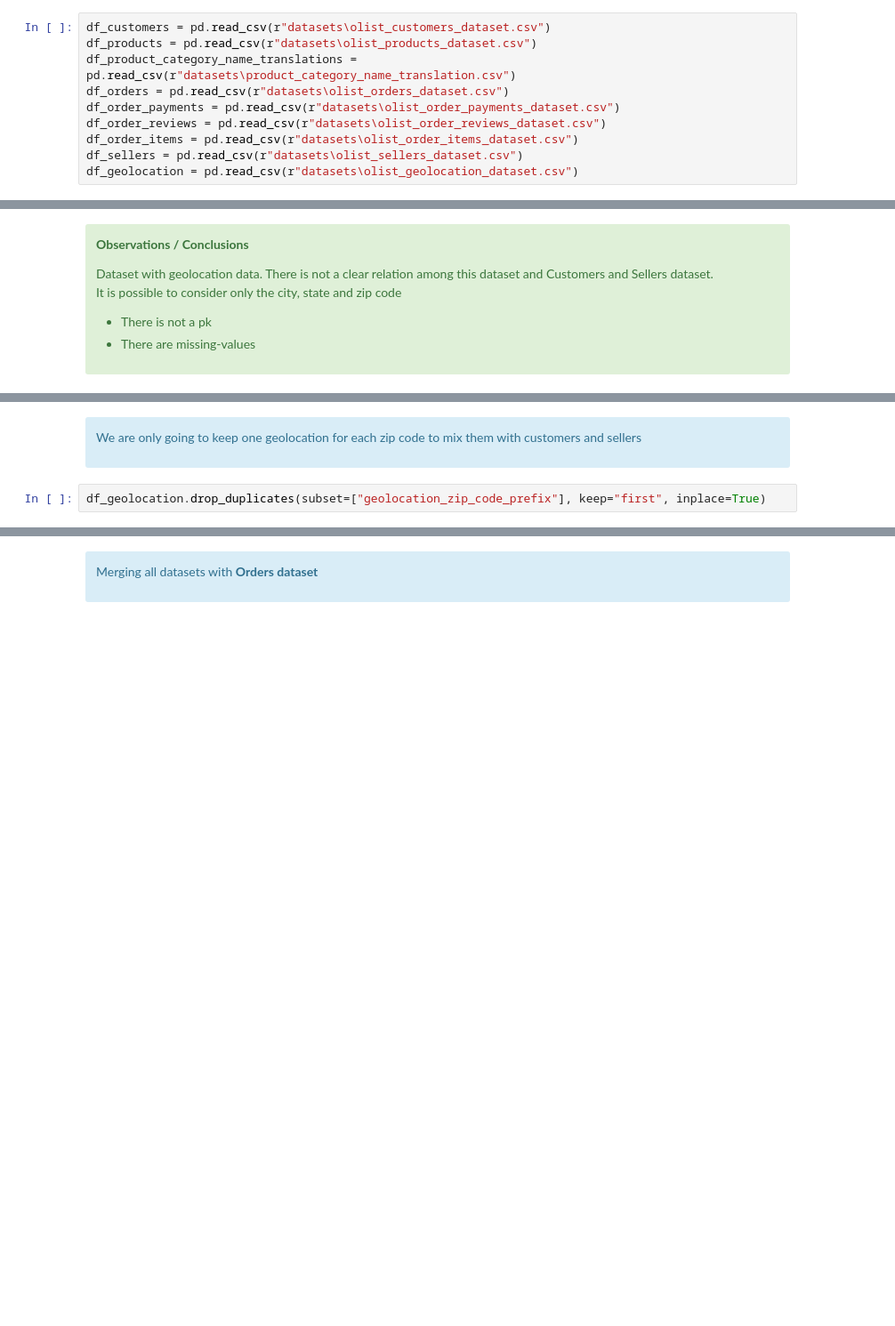
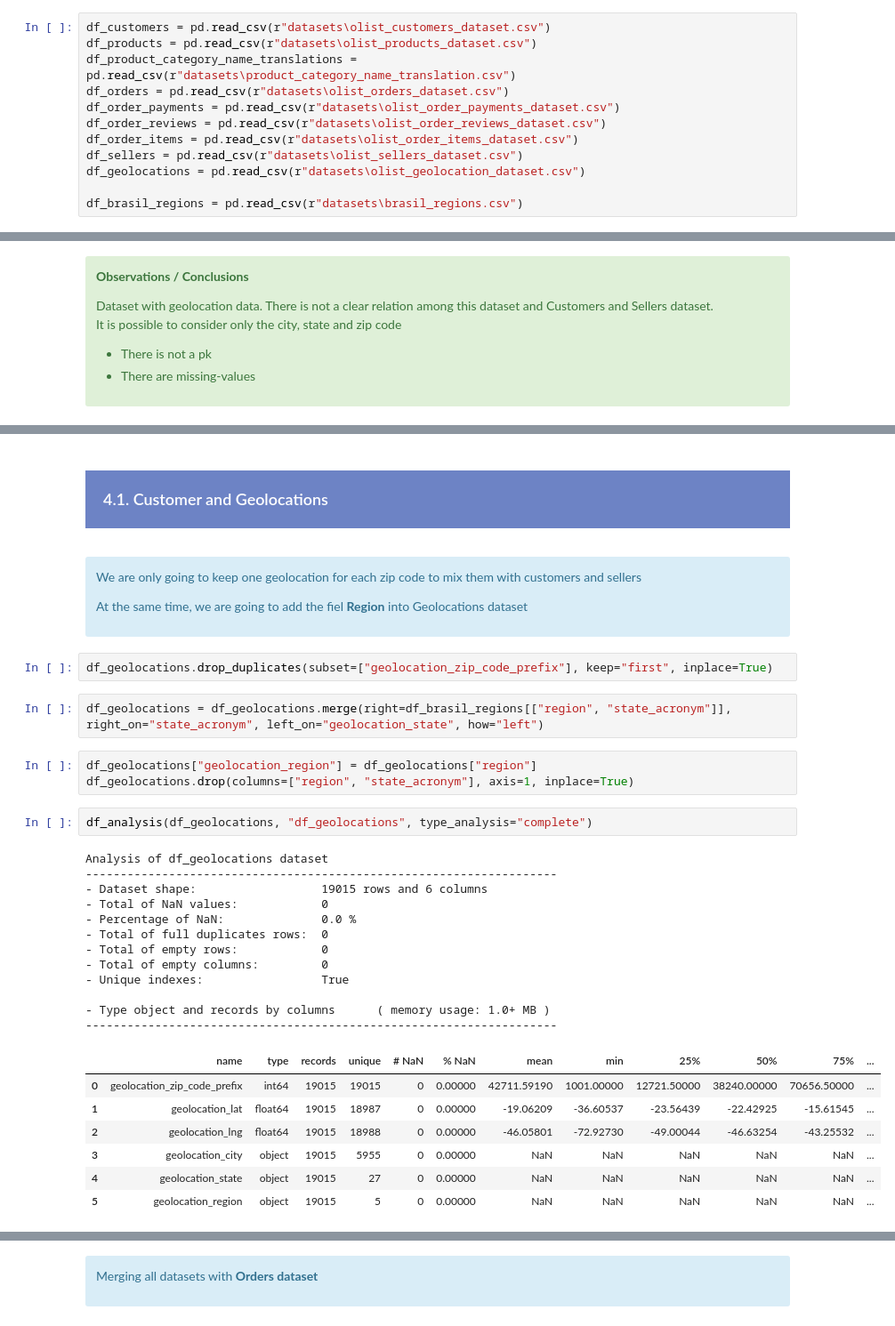
Before and after one commit to samirhinojosa/OC-P5-segment-customers-of-website, a Jupyter notebook: analysis_notebook.ipynb, the cells around one changed output, grey strips where cells are left out. Shown at 89% size. Saved outputs shown, nothing was run; the diff lists cells and outputs as text; blank space fills up the shorter version.

Commit message:
Customer regions

```diff
--- a/analysis_notebook.ipynb
+++ b/analysis_notebook.ipynb
@@ -219,7 +219,9 @@ df_order_payments = pd.read_csv(r"datasets\olist_order_payments_dataset.csv")
 df_order_reviews = pd.read_csv(r"datasets\olist_order_reviews_dataset.csv")
 df_order_items = pd.read_csv(r"datasets\olist_order_items_dataset.csv")
 df_sellers = pd.read_csv(r"datasets\olist_sellers_dataset.csv")
-df_geolocation = pd.read_csv(r"datasets\olist_geolocation_dataset.csv")
+df_geolocations = pd.read_csv(r"datasets\olist_geolocation_dataset.csv")
+
+df_brasil_regions = pd.read_csv(r"datasets\brasil_regions.csv")
 # %% [markdown]
 <div class="alert alert-block alert-info">
     <p>The following description of each dataset, is organized in order of importance</p>
@@ -1118,7 +1002,39 @@ plt.show()
 </div>
+# %% [markdown]
+<div style="background-color: #6D83C5;" >
+    <h3 style="margin: auto; padding: 20px; color:#fff; ">4.1. Customer and Geolocations</h3>
+</div>
 # %% [markdown]
 <div class="alert alert-block alert-info">
     <p>We are only going to keep one geolocation for each zip code to mix them with customers and sellers</p>
+    <p>At the same time, we are going to add the fiel <b>Region</b> into Geolocations dataset</p>
 </div>
 # %%
-df_geolocation.drop_duplicates(subset=["geolocation_zip_code_prefix"], keep="first", inplace=True)
+df_geolocations.drop_duplicates(subset=["geolocation_zip_code_prefix"], keep="first", inplace=True)
+# %%
+df_geolocations = df_geolocations.merge(right=df_brasil_regions[["region", "state_acronym"]], right_on="state_acronym", left_on="geolocation_state", how="left")
+# %%
+df_geolocations["geolocation_region"] = df_geolocations["region"]
+df_geolocations.drop(columns=["region", "state_acronym"], axis=1, inplace=True)
+# %%
+df_analysis(df_geolocations, "df_geolocations", type_analysis="complete")
+# %% [output]
+Analysis of df_geolocations dataset
+--------------------------------------------------------------------
+- Dataset shape:                  19015 rows and 6 columns
+- Total of NaN values:            0
+- Percentage of NaN:              0.0 %
+- Total of full duplicates rows:  0
+- Total of empty rows:            0
+- Total of empty columns:         0
+- Unique indexes:                 True
+
+- Type object and records by columns      ( memory usage: 1.0+ MB )
+--------------------------------------------------------------------
+|  | name | type | records | unique | # NaN | % NaN | mean | min | 25% | 50% | 75% | ... |
+| 0 | geolocation_zip_code_prefix | int64 | 19015 | 19015 | 0 | 0.00000 | 42711.59190 | 1001.00000 | 12721.50000 | 38240.00000 | 70656.50000 | ... |
+| 1 | geolocation_lat | float64 | 19015 | 18987 | 0 | 0.00000 | -19.06209 | -36.60537 | -23.56439 | -22.42925 | -15.61545 | ... |
+| 2 | geolocation_lng | float64 | 19015 | 18988 | 0 | 0.00000 | -46.05801 | -72.92730 | -49.00044 | -46.63254 | -43.25532 | ... |
+| 3 | geolocation_city | object | 19015 | 5955 | 0 | 0.00000 | NaN | NaN | NaN | NaN | NaN | ... |
+| 4 | geolocation_state | object | 19015 | 27 | 0 | 0.00000 | NaN | NaN | NaN | NaN | NaN | ... |
+| 5 | geolocation_region | object | 19015 | 5 | 0 | 0.00000 | NaN | NaN | NaN | NaN | NaN | ... |
```
Also changed, not shown: parts of 78 cells of this notebook, 2 other files.
